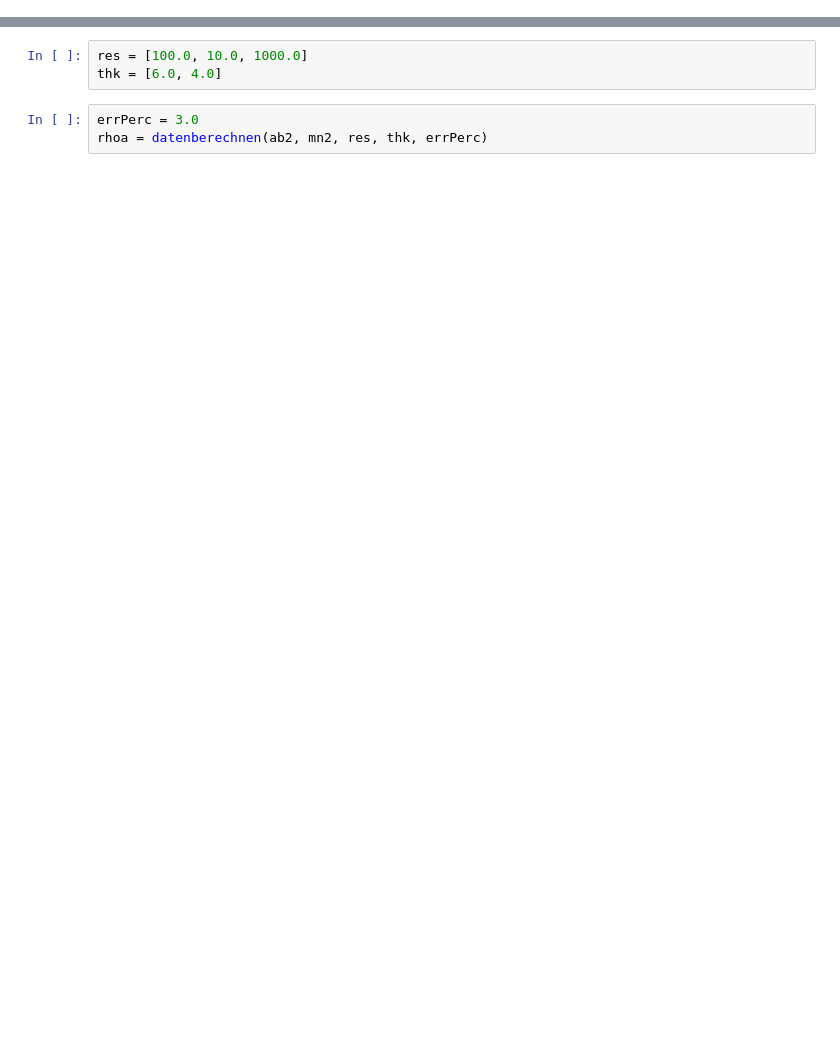
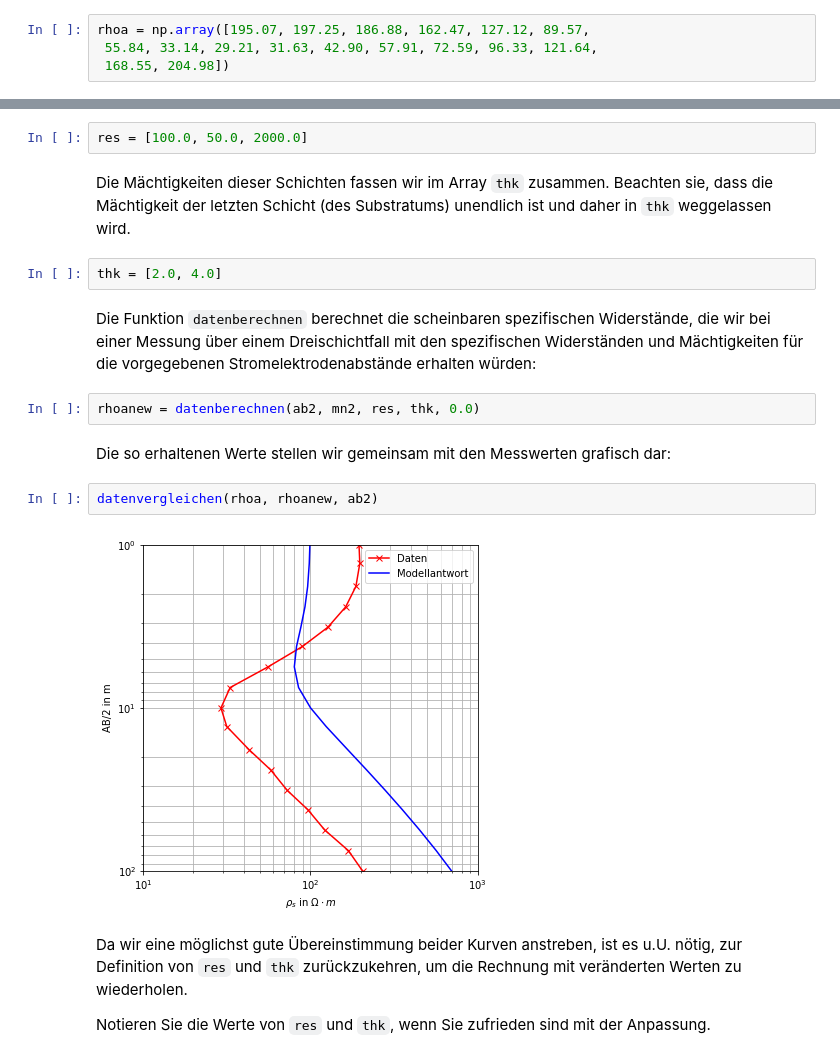
Before and after one commit to ruboerner/pg, a Jupyter notebook: Inversion_Widerstandstiefensondierung.ipynb, the cells around one changed output, grey strips where cells are left out. Cells and saved outputs as stored; diff of their text form; blank space fills up the shorter version.

```diff
--- a/Inversion_Widerstandstiefensondierung.ipynb
+++ b/Inversion_Widerstandstiefensondierung.ipynb
@@ -13,0 +65,4 @@ mn2 = min(ab2) / 3 * np.ones(len(ab2))
+# %%
+rhoa = np.array([195.07, 197.25, 186.88, 162.47, 127.12, 89.57,
+ 55.84, 33.14, 29.21, 31.63, 42.90, 57.91, 72.59, 96.33, 121.64,
+ 168.55, 204.98])
@@ -14,6 +75,20 @@ mn2 = min(ab2) / 3 * np.ones(len(ab2))
 # %%
-res = [100.0, 10.0, 1000.0]
-thk = [6.0, 4.0]
+res = [100.0, 50.0, 2000.0]
+# %% [markdown]
+Die Mächtigkeiten dieser Schichten fassen wir im Array `thk` zusammen. Beachten sie, dass die Mächtigkeit der letzten Schicht (des Substratums) unendlich ist und daher in `thk` weggelassen wird.
+# %%
+thk = [2.0, 4.0]
+# %% [markdown]
+Die Funktion `datenberechnen` berechnet die scheinbaren spezifischen Widerstände, die wir bei einer Messung über einem Dreischichtfall mit den spezifischen Widerständen und Mächtigkeiten für die vorgegebenen Stromelektrodenabstände erhalten würden:
 # %%
-errPerc = 3.0
-rhoa = datenberechnen(ab2, mn2, res, thk, errPerc)
+rhoanew = datenberechnen(ab2, mn2, res, thk, 0.0)
+# %% [markdown]
+Die so erhaltenen Werte stellen wir gemeinsam mit den Messwerten grafisch dar:
+# %%
+datenvergleichen(rhoa, rhoanew, ab2)
+# %% [output]
+[figure, added]
+# %% [markdown]
+Da wir eine möglichst gute Übereinstimmung beider Kurven anstreben, ist es u.U. nötig, zur Definition von `res` und `thk` zurückzukehren, um die Rechnung mit veränderten Werten zu wiederholen.
+
+Notieren Sie die Werte von `res` und `thk`, wenn Sie zufrieden sind mit der Anpassung.
```
Also changed, not shown: parts of 23 cells of this notebook.
